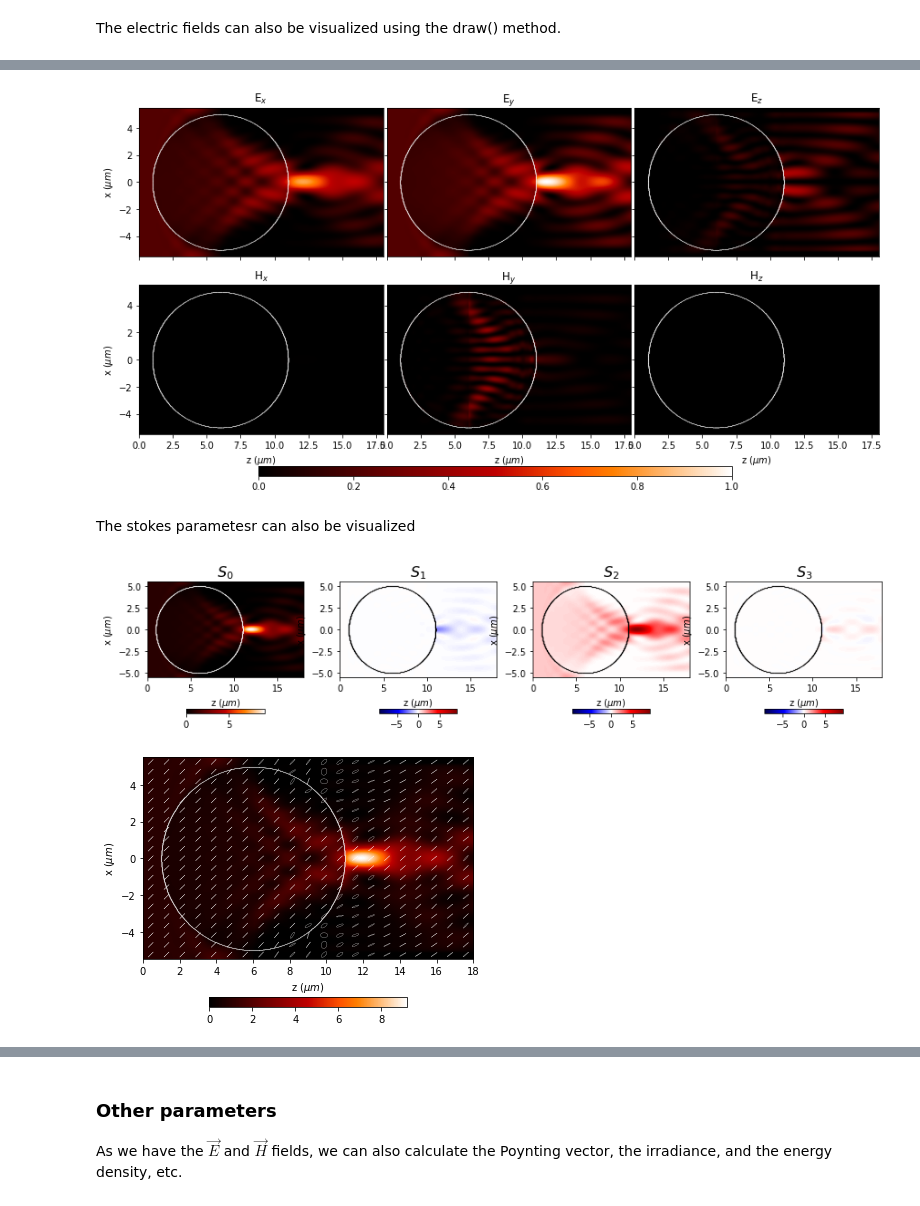
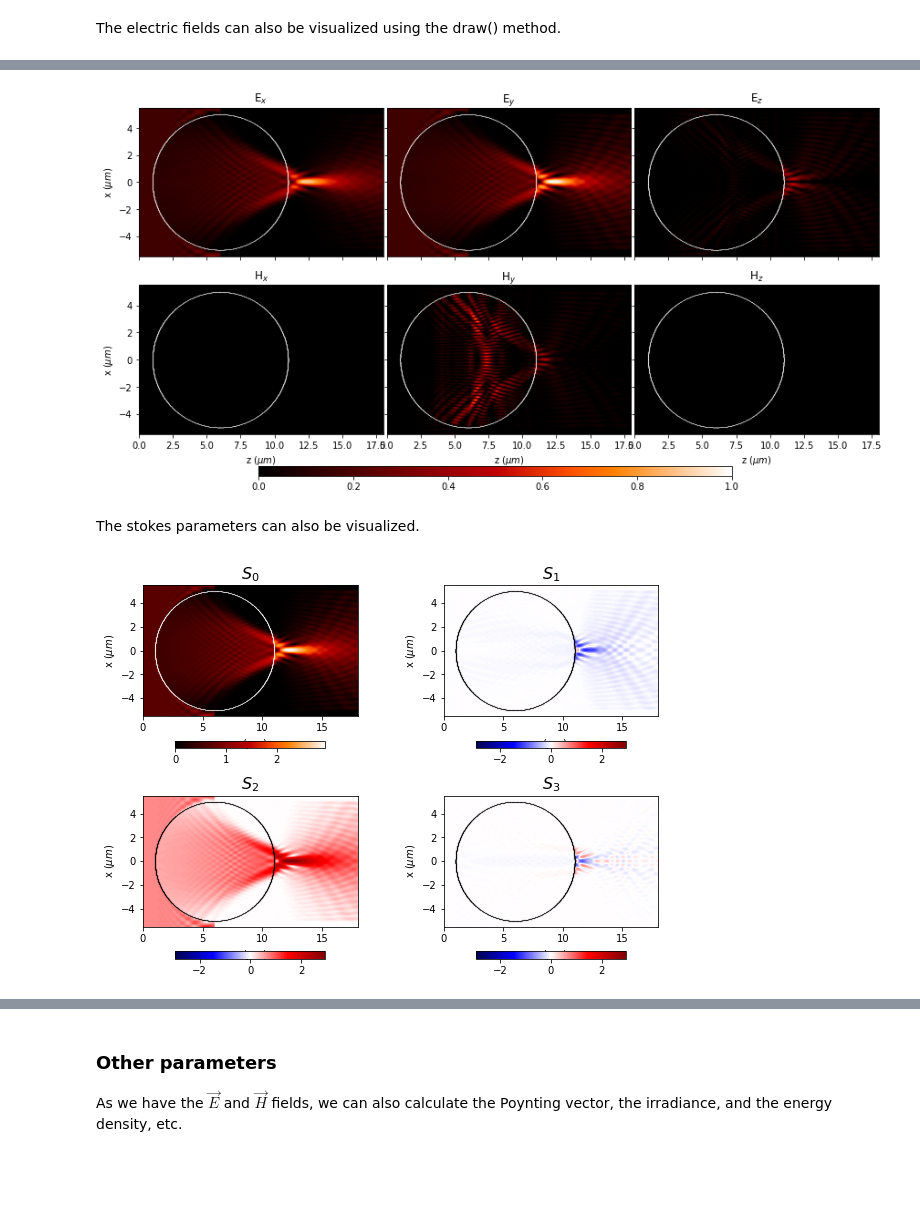
Before and after one commit to aocg-ucm/diffractio, a Jupyter notebook: docs/source/tutorial_vector/vector_XZ/tutorial_vector_XZ.ipynb, the cells around one changed output, grey strips where cells are left out. Drawn from its saved outputs; the diff is of its cells as text; code cells hidden in the pictures; blank space fills up the shorter version.

```diff
--- a/docs/source/tutorial_vector/vector_XZ/tutorial_vector_XZ.ipynb
+++ b/docs/source/tutorial_vector/vector_XZ/tutorial_vector_XZ.ipynb
@@ -67,7 +64,7 @@ length_z = 18*um
 
 x0 = np.linspace(-size/2-lateral_x , size/2+lateral_x, 1024)
 z0 = np.linspace(0 * um, length_z, 1024)
-wavelength = 2 * um
+wavelength = .6328 * um
 
 EH_xz = Vector_field_XZ(x0,z0, wavelength)
 # %% [markdown]
@@ -155,17 +159,10 @@ EH_xz.draw('EH', draw_borders=True, scale='scaled', color='k.')
 # %%
 EH_xz.draw('E2H2', logarithm=1e0, draw_borders=True, scale='scaled', color='w.')
 # %% [output]
-[figure, old version]
+[figure, new version]
 # %% [markdown]
-The stokes parametesr can also be visualized
+The stokes parameters can also be visualized.
 # %%
-EH_xz.draw('stokes', draw_borders=True, scale='scaled')
-fig = plt.gcf()
-fig.set_size_inches(12, 2.5)
+EH_xz.draw('stokes', logarithm=1e0, draw_borders=True, scale='scaled')
 # %% [output]
-[figure, old version]
+[figure, new version]
-# %%
-EH_xz.__draw_ellipses__(draw_arrow=False, line_width=0.25)
-plt.axis('scaled')
-# %% [output]
-[figure, removed]
```
Also changed, not shown: parts of 14 cells of this notebook, 10 other files.
